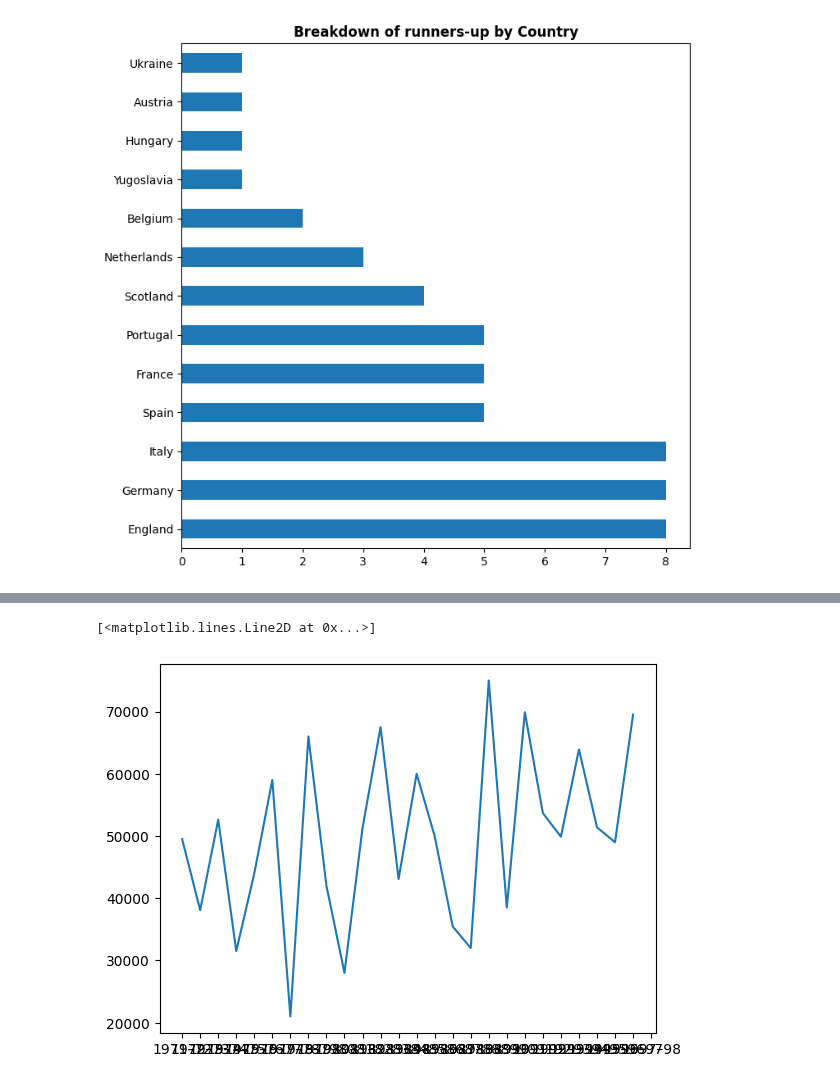
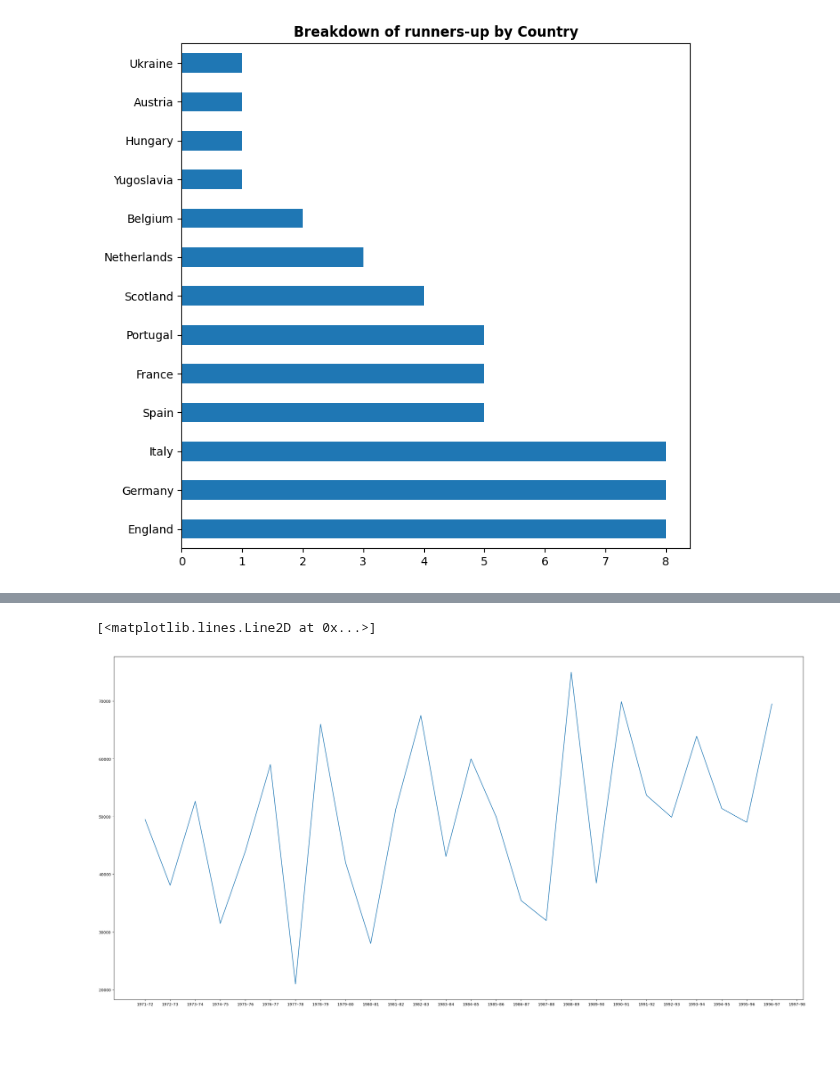
Before and after one commit to guilhermelaviola/SoccerCompetitionsStudy, a Jupyter notebook: UELStudy.ipynb, the cells around one changed output, grey strips where cells are left out. Drawn from its saved outputs; the diff is of its cells as text; code cells hidden in the pictures; blank space fills up the shorter version.

```diff
--- a/UELStudy.ipynb
+++ b/UELStudy.ipynb
@@ -100,6 +102,7 @@ plt.plot(uel['Season'], uel['Attendance (1st leg)'] + uel['Attendance (2nd leg)'
 # %%
 # Displaying the average attendances (1st and 2nd leg matches) by season:
+plt.figure(figsize = (32,16))
 plt.plot(uel['Season'], (uel['Attendance (1st leg)'] + uel['Attendance (2nd leg)']) / 2)
 # %% [output]
 [<matplotlib.lines.Line2D at 0x...>]
-[figure, old version]
+[figure, new version]
```
Also changed, not shown: parts of 2 cells of this notebook.
